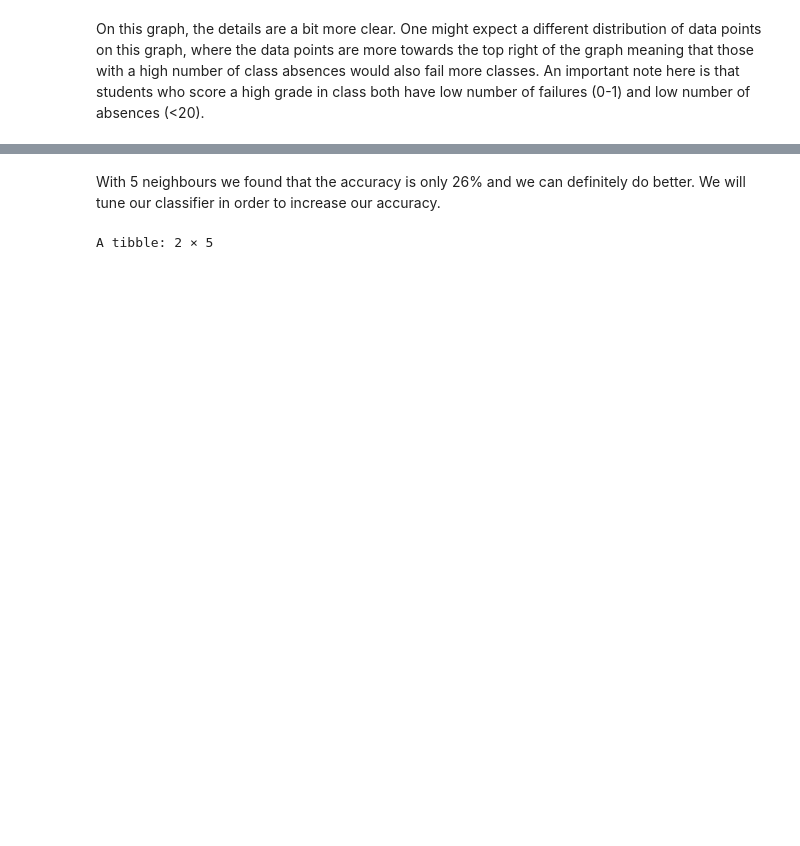
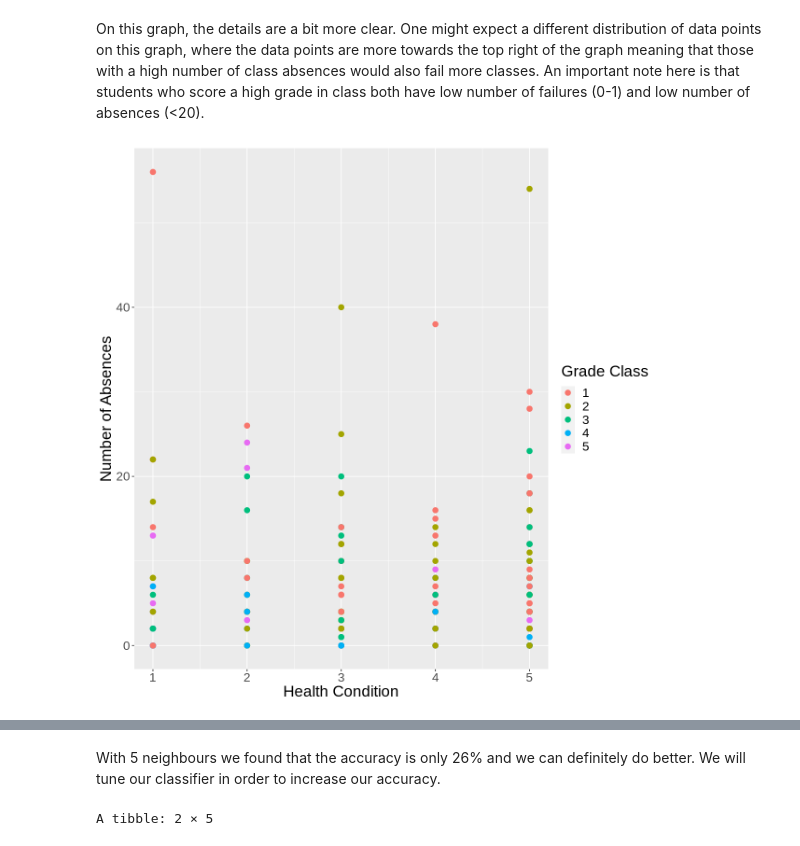
Before and after one commit to FelixNg21/DSCI100-project, a Jupyter notebook: Classification wrok.ipynb, the cells around one changed output, grey strips where cells are left out. Saved outputs shown, nothing was run; the diff lists cells and outputs as text; code cells hidden in the pictures; blank space fills up the shorter version.

```diff
--- a/Classification wrok.ipynb
+++ b/Classification wrok.ipynb
@@ -211,2 +212,11 @@ student_plot2
 # %% [markdown]
 On this graph, the details are a bit more clear. One might expect a different distribution of data points on this graph, where the data points are more towards the top right of the graph meaning that those with a high number of class absences would also fail more classes. An important note here is that students who score a high grade in class both have low number of failures (0-1) and low number of absences (<20).
+# %%
+# Exporatory plot of Number of Absences vs Health with Grades as class labels
+student_plot2 <- ggplot(student_train, aes(x = health, y = absences, fill = label)) +
+    geom_point(aes(color = label), size = 3) +
+    labs(x = "Health Condition" , y = "Number of Absences", fill = "Grade Class", color = "Grade Class") +
+    theme(text = element_text(size = 20))
+student_plot2
+# %% [output]
+[figure, added]
```
Also changed, not shown: parts of 15 cells of this notebook.
